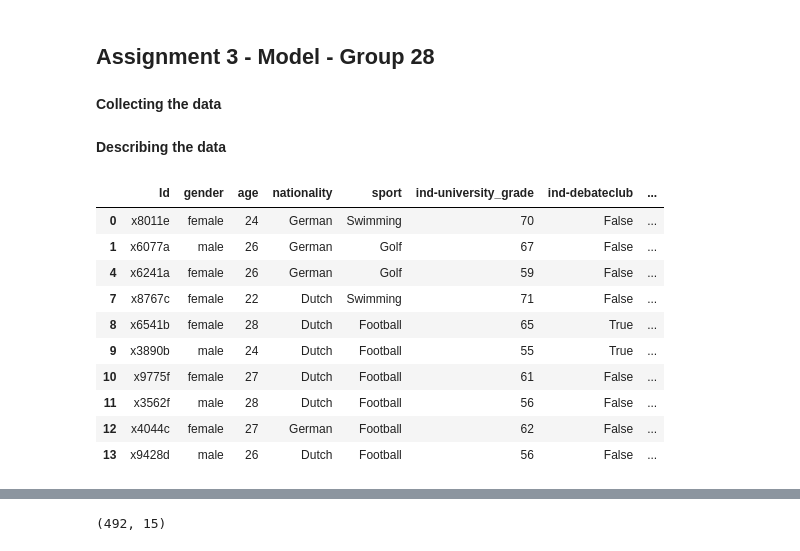
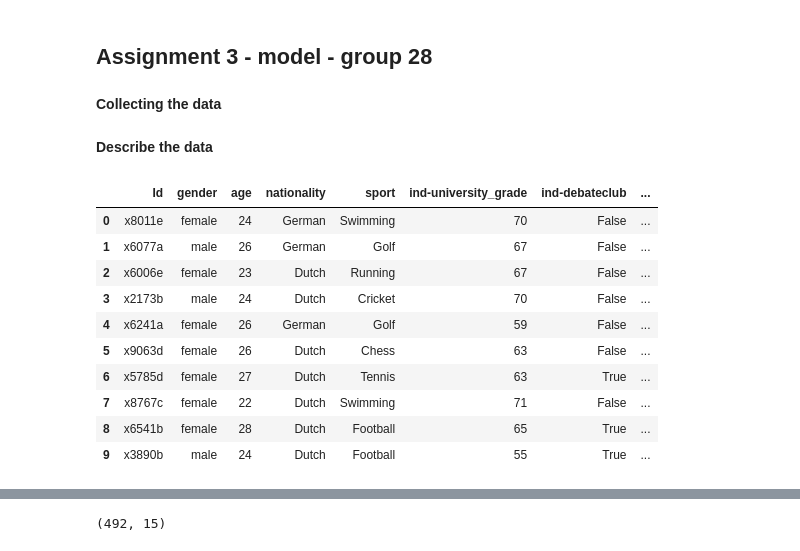
Before and after one commit to mjzdych/itds_project, a Jupyter notebook: itds_assignment3.ipynb, the cells around one changed output, grey strips where cells are left out. Saved outputs shown, nothing was run; the diff lists cells and outputs as text; code cells hidden in the pictures.

```diff
--- a/itds_assignment3.ipynb
+++ b/itds_assignment3.ipynb
@@ -1,4 +1,4 @@
 # %% [markdown]
-## Assignment 3 - Model - Group 28
+## Assignment 3 - model - group 28
 # %%
 # Importing Libraries
@@ -21,22 +20,20 @@ from sklearn.model_selection import cross_val_score
 
 data = pd.read_csv("recruitmentdataset-2022-1.3.csv")
 # %% [markdown]
-**Describing the data**
+**Describe the data**
 # %%
-# Filtering the dataset to Company A and Swimming, Golf & Football sports only
+# Test printing
 
-filtered_df = data[data['company']=='A']
-filtered_df = filtered_df[filtered_df['sport'].str.contains('Swimming|Golf|Football', case=False)]
-filtered_df.head(10)
+data.head(10)
 # %% [output]
 |  | Id | gender | age | nationality | sport | ind-university_grade | ind-debateclub | ... |
 | 0 | x8011e | female | 24 | German | Swimming | 70 | False | ... |
 | 1 | x6077a | male | 26 | German | Golf | 67 | False | ... |
+| 2 | x6006e | female | 23 | Dutch | Running | 67 | False | ... |
+| 3 | x2173b | male | 24 | Dutch | Cricket | 70 | False | ... |
 | 4 | x6241a | female | 26 | German | Golf | 59 | False | ... |
+| 5 | x9063d | female | 26 | Dutch | Chess | 63 | False | ... |
+| 6 | x5785d | female | 27 | Dutch | Tennis | 63 | True | ... |
 | 7 | x8767c | female | 22 | Dutch | Swimming | 71 | False | ... |
 | 8 | x6541b | female | 28 | Dutch | Football | 65 | True | ... |
 | 9 | x3890b | male | 24 | Dutch | Football | 55 | True | ... |
-| 10 | x9775f | female | 27 | Dutch | Football | 61 | False | ... |
-| 11 | x3562f | male | 28 | Dutch | Football | 56 | False | ... |
-| 12 | x4044c | female | 27 | German | Football | 62 | False | ... |
-| 13 | x9428d | male | 26 | Dutch | Football | 56 | False | ... |
```
Also changed, not shown: parts of 42 cells of this notebook.
